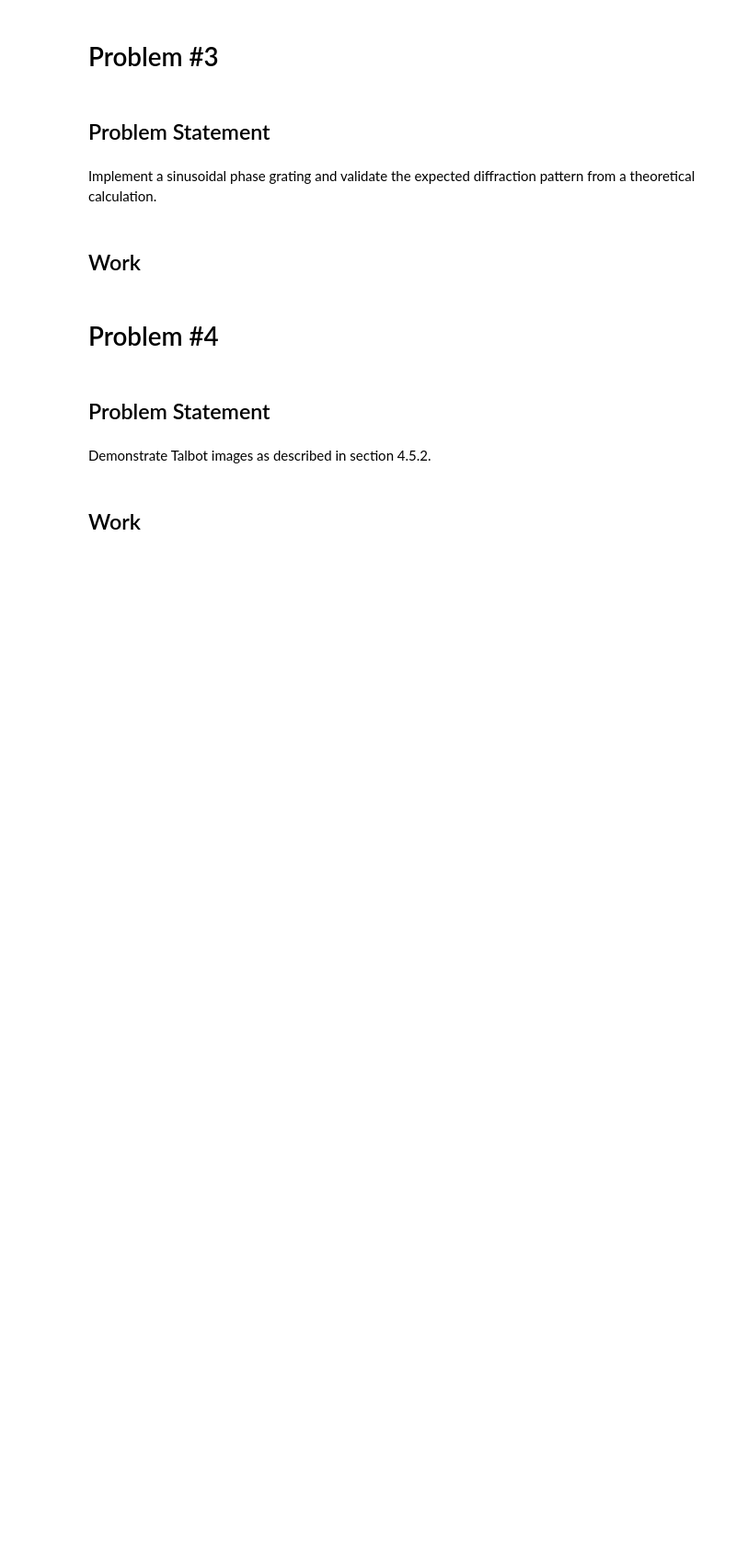
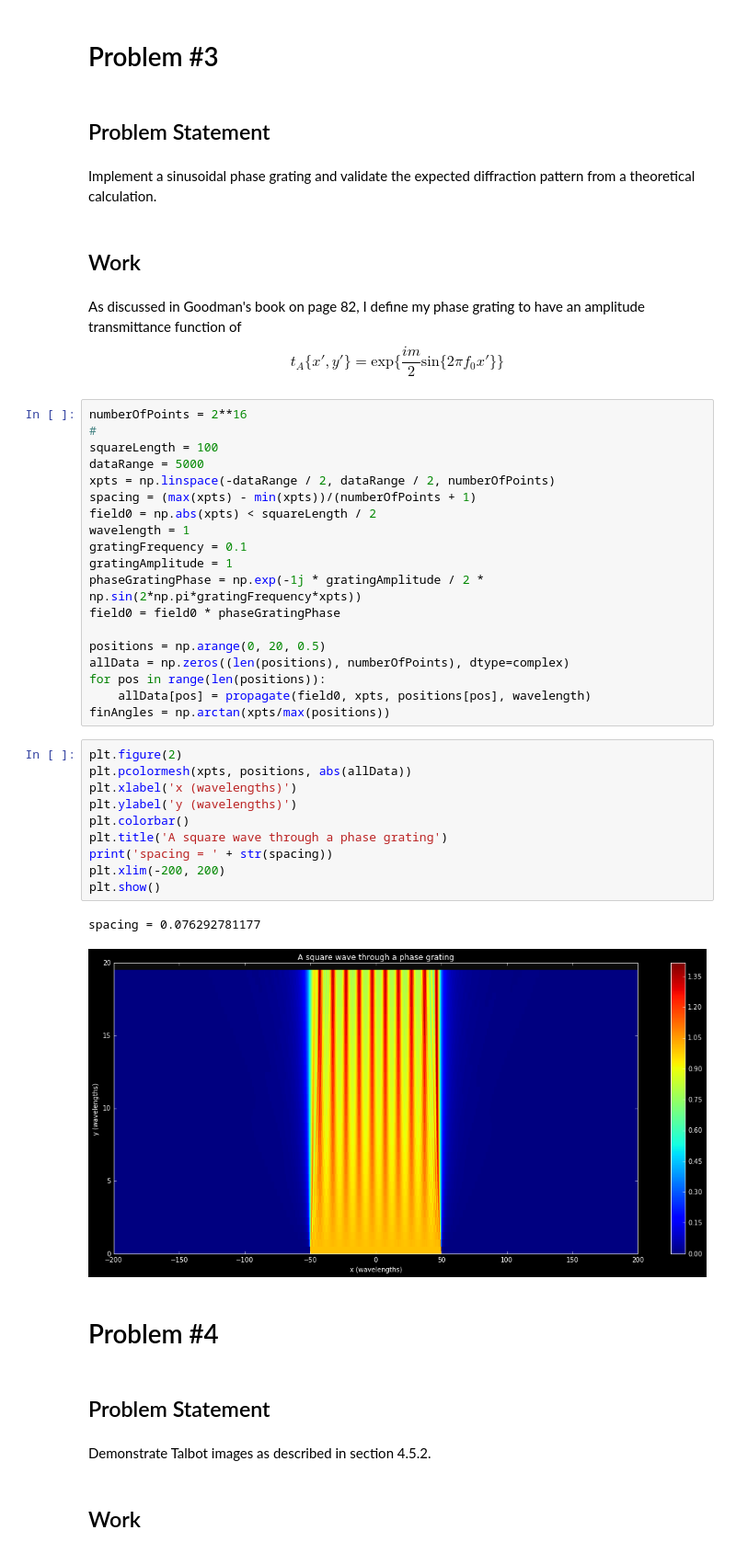
Before and after one commit to aquirdTurtle/Marks-old-analysis-folder, a Jupyter notebook: Fourier Optics Numeric Homework #3 - Applications of Fourier Propagation.ipynb, the cells around one changed output. Shown at 92% size. Saved outputs shown, nothing was run; the diff lists cells and outputs as text; blank space fills up the shorter version.

```diff
--- a/Fourier Optics Numeric Homework #3 - Applications of Fourier Propagation.ipynb
+++ b/Fourier Optics Numeric Homework #3 - Applications of Fourier Propagation.ipynb
@@ -115,6 +159,43 @@ Use the same paraxial lens but let the Distance from the object to the lens and
 Implement a sinusoidal phase grating and validate the expected diffraction pattern from a theoretical calculation.
 # %% [markdown]
 ## Work
+# %% [markdown]
+As discussed in Goodman's book on page 82, I define my phase grating to have an amplitude transmittance function of
+$$
+t_A\{x',y'\} = \text{exp}\big\{\frac{im}{2} \text{sin}\{2\pi f_0 x'\}\big\}
+$$
+# %%
+numberOfPoints = 2**16
+#
+squareLength = 100
+dataRange = 5000
+xpts = np.linspace(-dataRange / 2, dataRange / 2, numberOfPoints)
+spacing = (max(xpts) - min(xpts))/(numberOfPoints + 1)
+field0 = np.abs(xpts) < squareLength / 2
+wavelength = 1
+gratingFrequency = 0.1
+gratingAmplitude = 1
+phaseGratingPhase = np.exp(-1j * gratingAmplitude / 2 * np.sin(2*np.pi*gratingFrequency*xpts))
+field0 = field0 * phaseGratingPhase
+
+positions = np.arange(0, 20, 0.5)
+allData = np.zeros((len(positions), numberOfPoints), dtype=complex)
+for pos in range(len(positions)):
+    allData[pos] = propagate(field0, xpts, positions[pos], wavelength)
+finAngles = np.arctan(xpts/max(positions))
+# %%
+plt.figure(2)
+plt.pcolormesh(xpts, positions, abs(allData))
+plt.xlabel('x (wavelengths)')
+plt.ylabel('y (wavelengths)')
+plt.colorbar()
+plt.title('A square wave through a phase grating')
+print('spacing = ' + str(spacing))
+plt.xlim(-200, 200)
+plt.show()
+# %% [output]
+spacing = 0.076292781177
+[figure, added]
 # %% [markdown]
 # Problem #4
 # %% [markdown]
```
Also changed, not shown: parts of 7 cells of this notebook, 1 other file.
